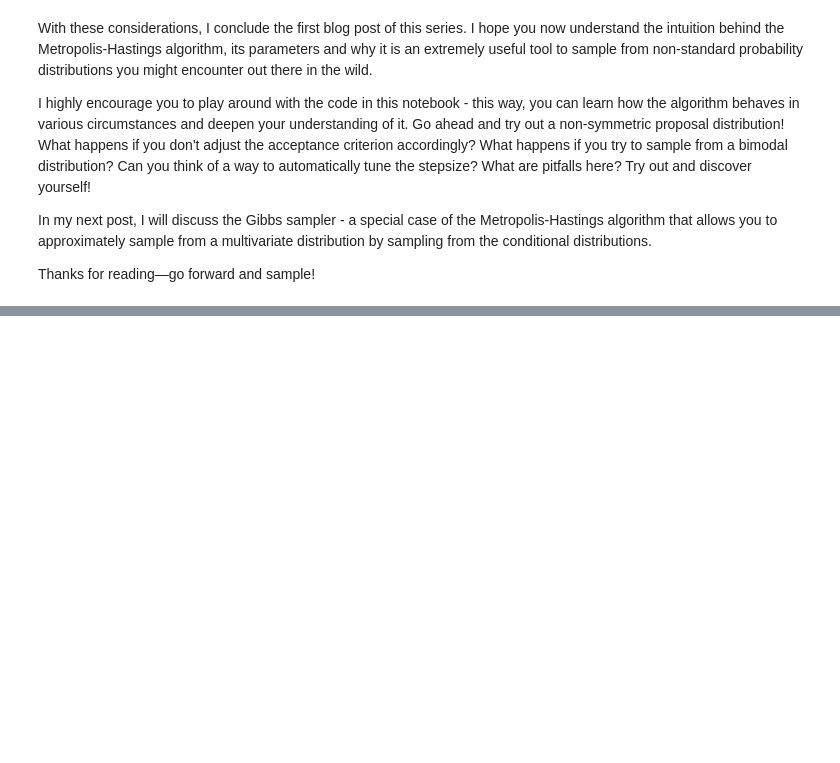
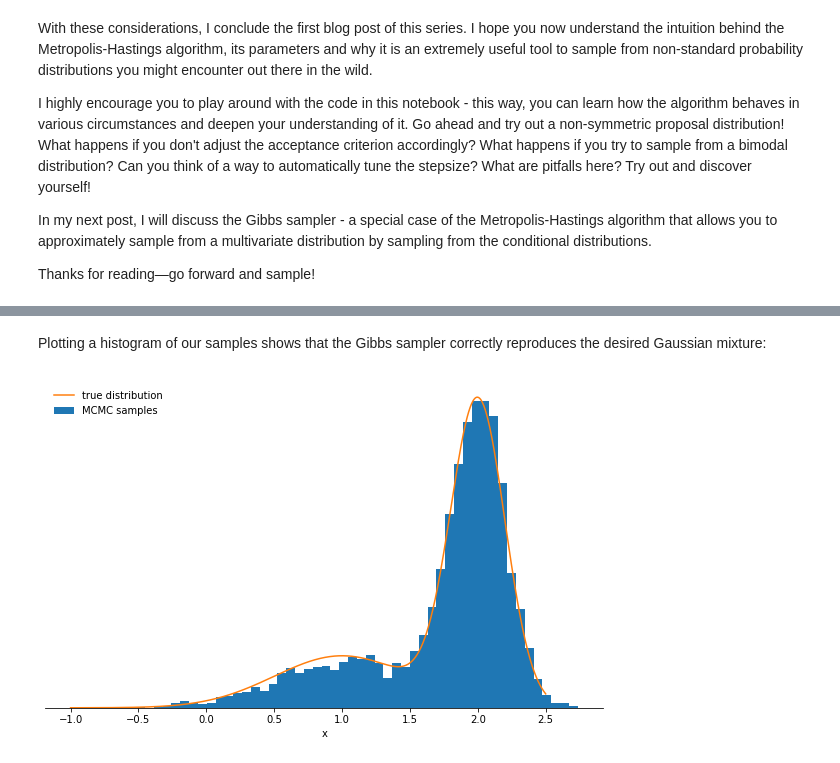
Before and after one commit to tweag/blog-resources, a Jupyter notebook: mcmc-intro/mcmc_introduction.ipynb, the cells around one changed output, grey strips where cells are left out. Saved outputs shown, nothing was run; the diff lists cells and outputs as text; code cells hidden in the pictures; blank space fills up the shorter version.

```diff
--- a/mcmc-intro/mcmc_introduction.ipynb
+++ b/mcmc-intro/mcmc_introduction.ipynb
@@ -279,0 +574,27 @@ Thanks for reading&mdash;go forward and sample!
+# %%
+class GaussianMixture(object):
+
+    def __init__(self, mu1, mu2, sigma1, sigma2, w1, w2):
+        self.mu1, self.mu2 = mu1, mu2
+        self.sigma1, self.sigma2 = sigma1, sigma2
+        self.w1, self.w2 = w1, w2
+
+    def log_prob(self, x):
+        return np.logaddexp(np.log(self.w1) + log_gaussian(x, self.mu1, self.sigma1),
+                            np.log(self.w2) + log_gaussian(x, self.mu2, self.sigma2))
+
+    def log_p_x_k(self, x, k):
+        # logarithm of p(x|k)
+        mu = (self.mu1, self.mu2)[k]
+        sigma = (self.sigma1, self.sigma2)[k]
+
+        return log_gaussian(x, mu, sigma)
+
+    def p_k_x(self, k, x):
+        # p(k|x) using Bayes' theorem
+        mu = (self.mu1, self.mu2)[k]
+        sigma = (self.sigma1, self.sigma2)[k]
+        weight = (self.w1, self.w2)[k]
+        log_normalization = self.log_prob(x)
+
+        return np.exp(log_gaussian(x, mu, sigma) + np.log(weight) - log_normalization)
@@ -279,0 +684,12 @@ Thanks for reading&mdash;go forward and sample!
+# %% [markdown]
+Plotting a histogram of our samples shows that the Gibbs sampler correctly reproduces the desired Gaussian mixture:
+# %%
+fig, ax = plt.subplots()
+plot_samples(x_states, mixture.log_prob, ax, normalize=False, xlims=(-1,2.5))
+for spine in ('top', 'left', 'right'):
+    ax.spines[spine].set_visible(False)
+ax.set_yticks(())
+ax.set_xlabel('x')
+plt.show()
+# %% [output]
+[figure, added]
```
Also changed, not shown: parts of 32 cells of this notebook.
